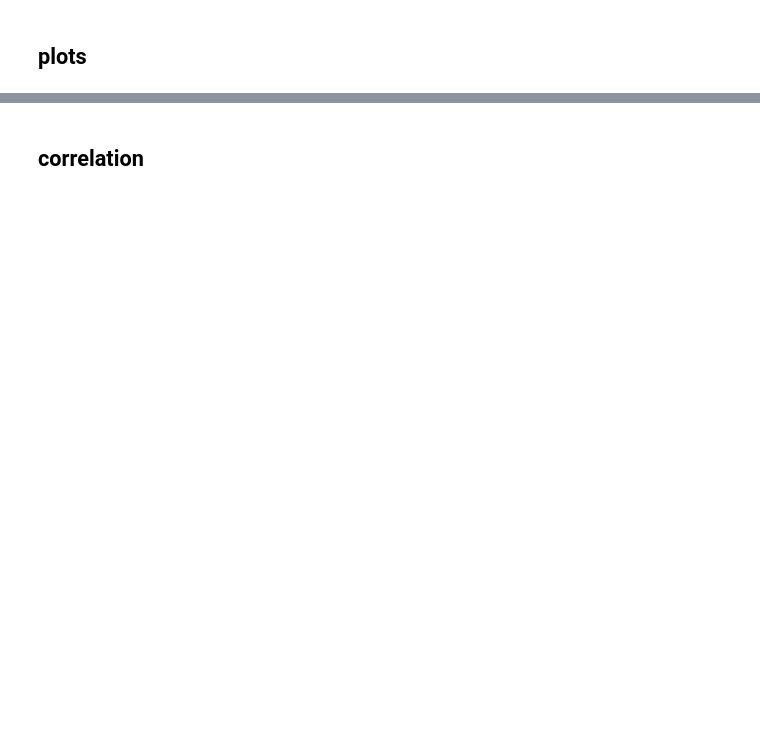
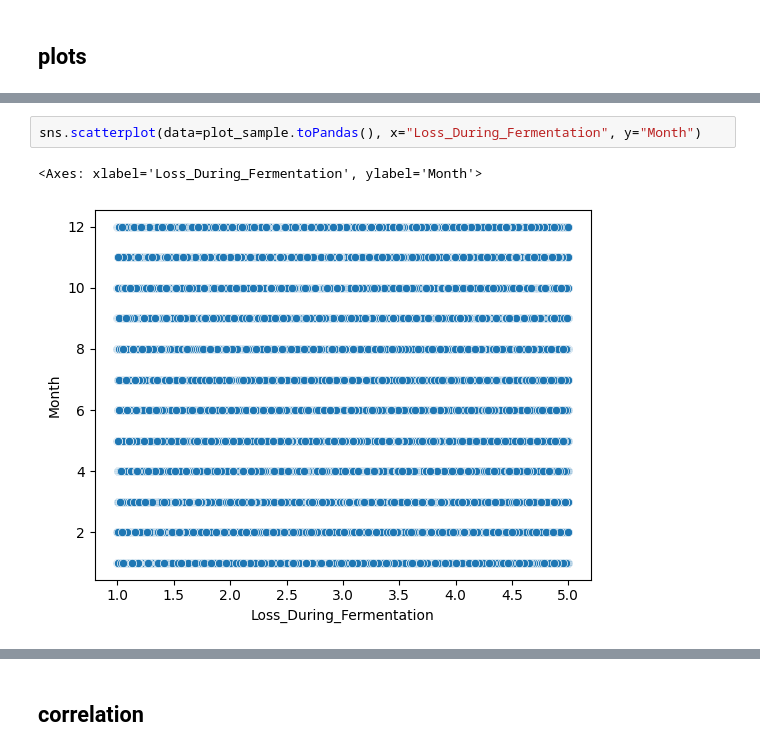
Before and after one commit to VincenzoRocchi/DDAM, a Jupyter notebook: code/Brewery.ipynb, the cells around one changed output, grey strips where cells are left out. Saved outputs shown, nothing was run; the diff lists cells and outputs as text; blank space fills up the shorter version.

```diff
--- a/code/Brewery.ipynb
+++ b/code/Brewery.ipynb
@@ -424,0 +488,5 @@ plt.show()
+# %%
+sns.scatterplot(data=plot_sample.toPandas(), x="Loss_During_Fermentation", y="Month")
+# %% [output]
+<Axes: xlabel='Loss_During_Fermentation', ylabel='Month'>
+[figure, added]
```
Also changed, not shown: parts of 62 cells of this notebook.
